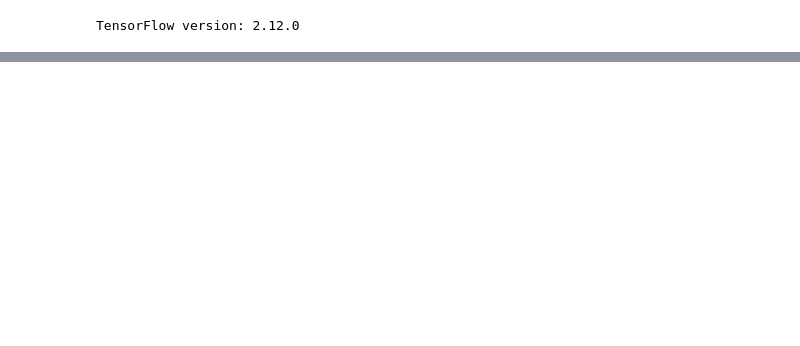
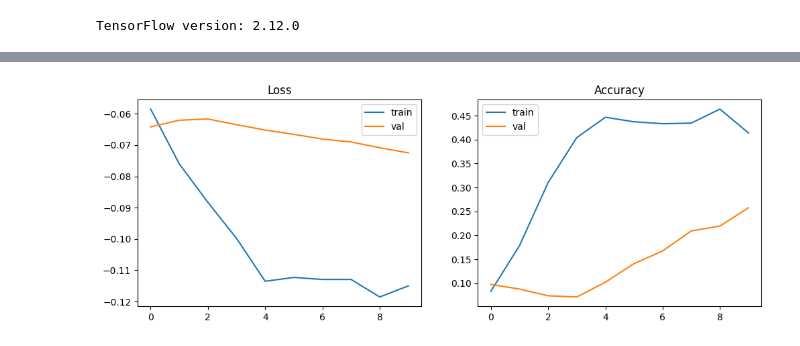
Before and after one commit to AkosKappel/ComputerVision, a Jupyter notebook: assignment-4/main.ipynb, the cells around one changed output, grey strips where cells are left out. Drawn from its saved outputs; the diff is of its cells as text; code cells hidden in the pictures; blank space fills up the shorter version.

```diff
--- a/assignment-4/main.ipynb
+++ b/assignment-4/main.ipynb
@@ -310,0 +272,28 @@ Generating data for 4 images
+# %%
+# Define metrics
+iou = tf.keras.metrics.IoU(num_classes=num_classes, target_class_ids=class_codes.keys())
+mean_iou = tf.keras.metrics.MeanIoU(num_classes=num_classes)
+# %%
+model = UNet(input_shape=image_shape, n_classes=num_classes, n_filters=16)
+model.compile(
+    optimizer='adam',
+    loss=jaccard_coef_loss,
+    metrics=['accuracy', iou, mean_iou, jaccard_coef, dice_coef],
+)
+# tf.keras.utils.plot_model(model, show_shapes=True)
+# model.summary()
+# %%
+epochs = 10
+
+history = model.fit(
+    train_generator,
+    validation_data=val_generator,
+    epochs=epochs,
+    steps_per_epoch=len(train_generator),
+    validation_steps=len(val_generator),
+    callbacks=[
+        ReduceLROnPlateau(monitor='val_loss', factor=0.1, patience=3, verbose=1),
+        EarlyStopping(monitor='val_loss', patience=5, verbose=1),
+    ],
+    verbose=1,
+)
@@ -310,0 +356,16 @@ Generating data for 4 images
+# %%
+# Plot training history
+plt.figure(figsize=(12, 4))
+plt.subplot(121)
+plt.plot(history.history['loss'], label='train')
+plt.plot(history.history['val_loss'], label='val')
+plt.legend()
+plt.title('Loss')
+plt.subplot(122)
+plt.plot(history.history['accuracy'], label='train')
+plt.plot(history.history['val_accuracy'], label='val')
+plt.legend()
+plt.title('Accuracy')
+plt.show()
+# %% [output]
+[figure, added]
```
Also changed, not shown: parts of 20 cells of this notebook, 1 other file.
